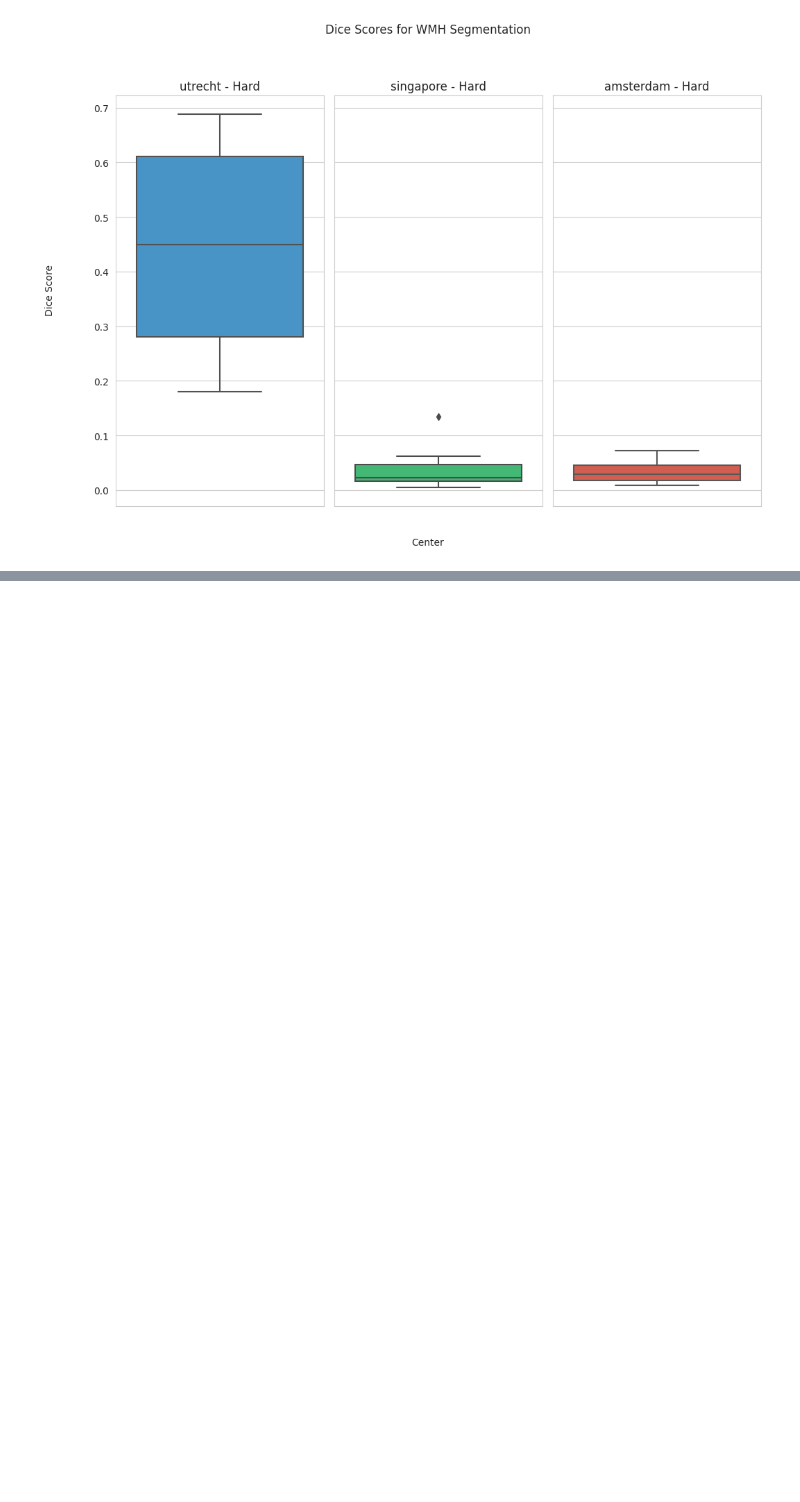
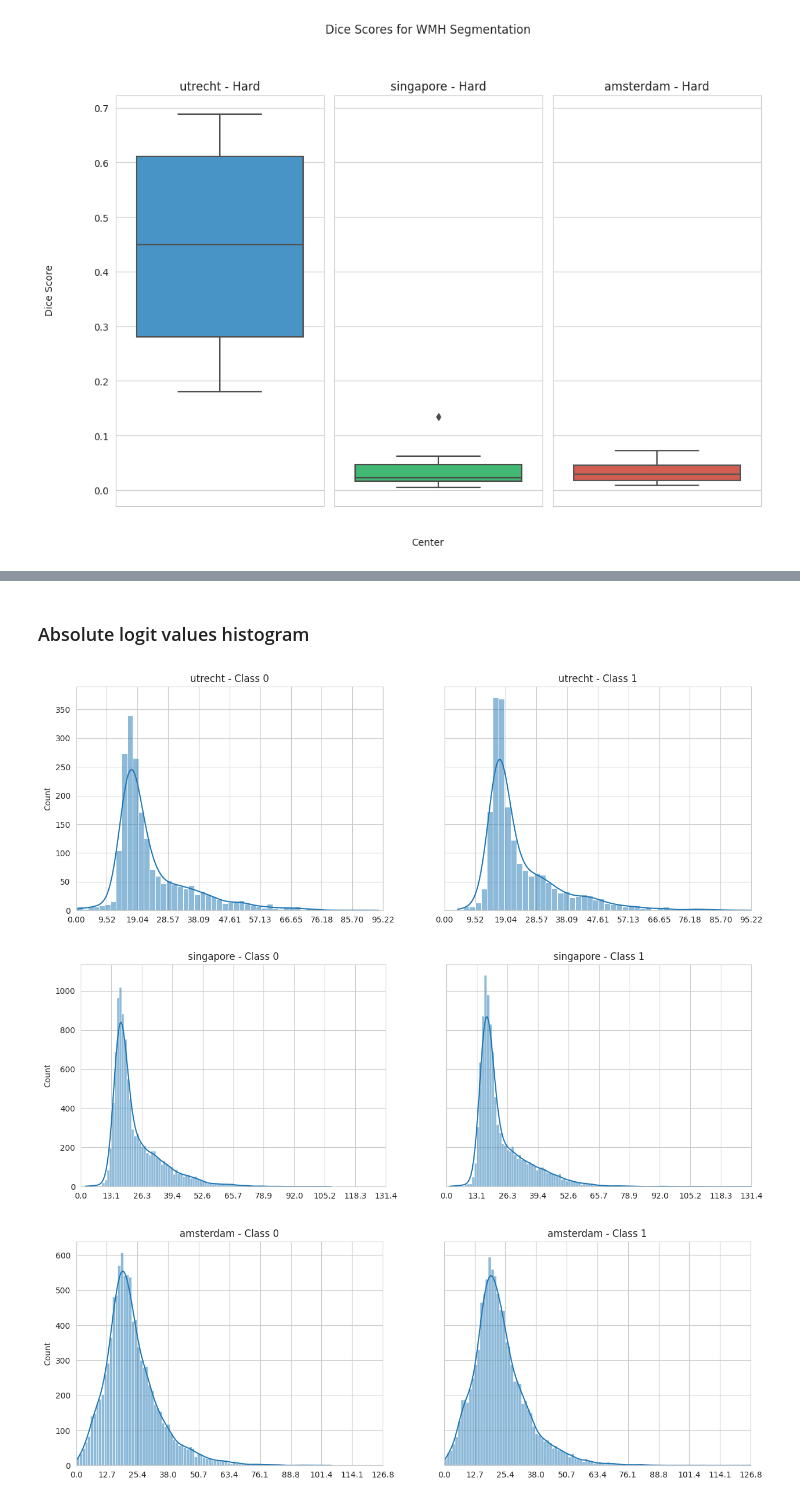
Before and after one commit to vfmatzkin/wmh-mc-seg, a Jupyter notebook: notebooks/metrics.ipynb, the cells around one changed output, grey strips where cells are left out. Saved outputs shown, nothing was run; the diff lists cells and outputs as text; code cells hidden in the pictures; blank space fills up the shorter version.

```diff
--- a/notebooks/metrics.ipynb
+++ b/notebooks/metrics.ipynb
@@ -202,0 +105,48 @@ ValueError: operands could not be broadcast together with shapes (48,240) (48,24
+# %% [markdown]
+### Absolute logit values histogram
+# %%
+import random
+
+centers = ['utrecht', 'singapore', 'amsterdam']
+num_voxels = 500  # number of voxels to grab
+n_x_ticks = 10
+
+for center in centers:
+    vx_0_np = np.array([])
+    vx_1_np = np.array([])
+    df = pd.read_csv(f"utrecht-{center}.csv", header=None)
+    df.columns = ['pred_wmh_hard', 'pred_wmh_softmax', 'pred_logits', 'gt_wmh']
+
+    for _, row in df.iterrows():
+        _, _, pred_logits, _ = row
+
+        pred_softmax = nib.load(pred_logits).get_fdata()  # dims: [H, W, C, B, D]
+
+        # Grab a random sample of voxels for each class
+        voxels_0 = random.sample(list(pred_softmax[:, :, 0, 0, :].flatten()), num_voxels)
+        voxels_1 = random.sample(list(pred_softmax[:, :, 1, 0, :].flatten()), num_voxels)
+
+        # Concatenate sampled voxels for each class (take absolute value and round at two decimals)
+        vx_0_np = np.concatenate((vx_0_np, np.around(np.abs(np.array(voxels_0)), decimals=2)))
+        vx_1_np = np.concatenate((vx_1_np, np.around(np.abs(np.array(voxels_1)), decimals=2)))
+
+    # Plot histogram for each voxel class
+    fig, axs = plt.subplots(nrows=1, ncols=2, figsize=(15, 5), sharey=True)
+    for i, voxels in enumerate([vx_0_np, vx_1_np]):
+        sns.histplot(voxels, ax=axs[i], kde=True)
+        axs[i].set_title(f"{center} - Class {i}")
+        axs[i].set_xlim([0, np.max([np.max(vx_0_np), np.max(vx_1_np)])])
+        maxval = np.max([np.max(vx_0_np), np.max(vx_1_np)])
+        axs[i].set_xticks(np.arange(0, maxval + 0.1, maxval / n_x_ticks))
+
+    # fig, axs = plt.subplots(nrows=1, ncols=2, figsize=(12, 8), sharey=True)
+    # for i, voxels in enumerate([vx_0_np, vx_1_np]):
+    #     sns.histplot(voxels, ax=axs[i], kde=True)
+    #     axs[i].set_title(f"{center} - Class {i} - Log scale")
+    #     axs[i].set_xlim([0, 1])
+    #     axs[i].set_xticks(np.arange(0, 1.1, 0.1))
+    #     axs[i].set_yscale('log')
+# %% [output]
+[figure, added]
+[figure, added]
+[figure, added]
```
Also changed, not shown: parts of 8 cells of this notebook, 1 other file.
